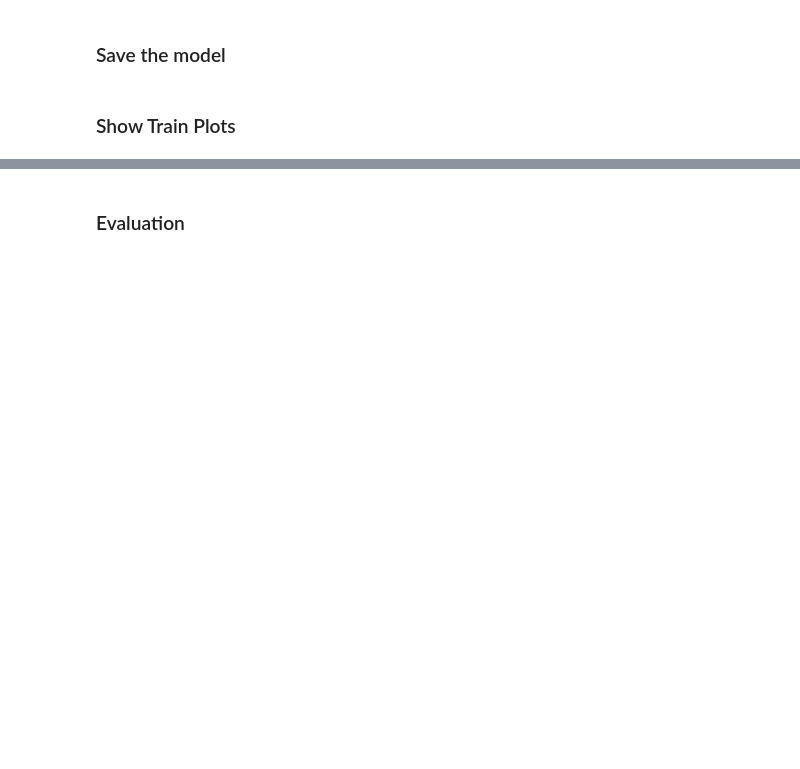
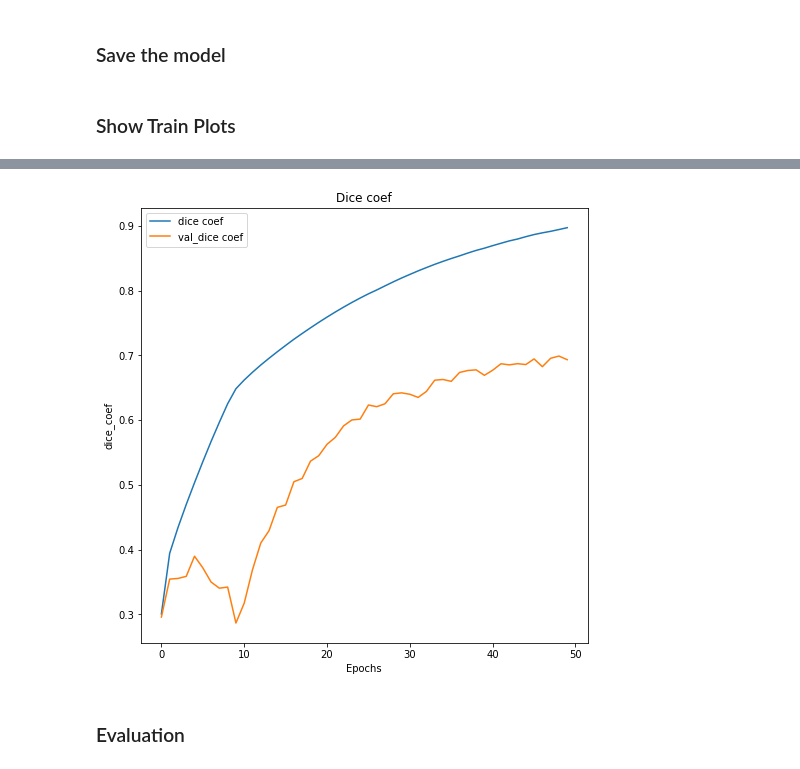
Before and after one commit to FranPerez98/Tesis_fran, a Jupyter notebook: Fran Tesis.ipynb, the cells around one changed output, grey strips where cells are left out. Cells and saved outputs as stored; diff of their text form; code cells hidden in the pictures; blank space fills up the shorter version.

```diff
--- a/Fran Tesis.ipynb
+++ b/Fran Tesis.ipynb
@@ -281,2 +307,15 @@ model.save('mobunet3.h5')
+# %%
+# Learning curve
+plt.figure(figsize=(8, 8))
+plt.title("Dice coef")
+plt.plot(history.history["dice_coef"], label="dice coef")
+plt.plot(history.history["val_dice_coef"], label="val_dice coef")
+#plt.plot( np.argmin(history.history["val_dice_coef"]), np.min(history.history["val_dice_coef"]), marker="x", color="r", label="best model")
+plt.xlabel("Epochs")
+plt.ylabel("dice_coef")
+plt.legend();
+plt.savefig('Plots/08-11-2020/Dice_coef.png', dpi=300, bbox_inches='tight')
+# %% [output]
+[figure, added]
 # %% [markdown]
 ### Evaluation
```
Also changed, not shown: parts of 25 cells of this notebook.
